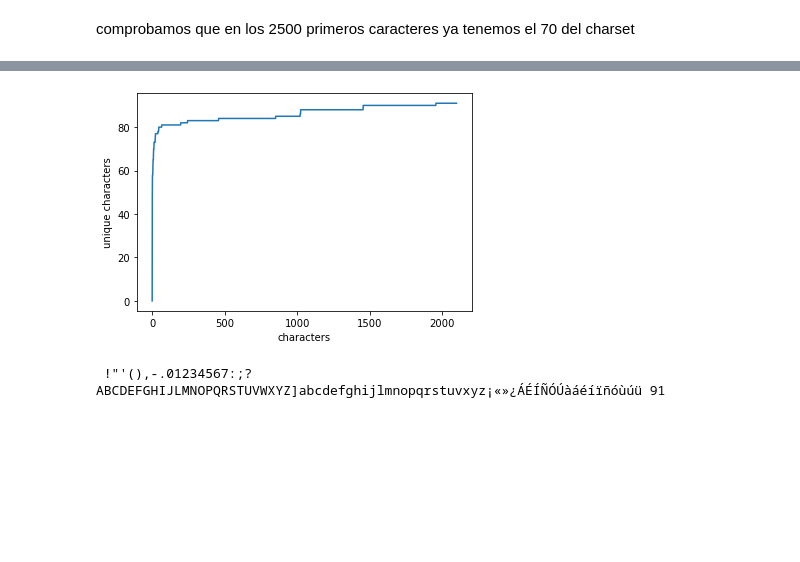
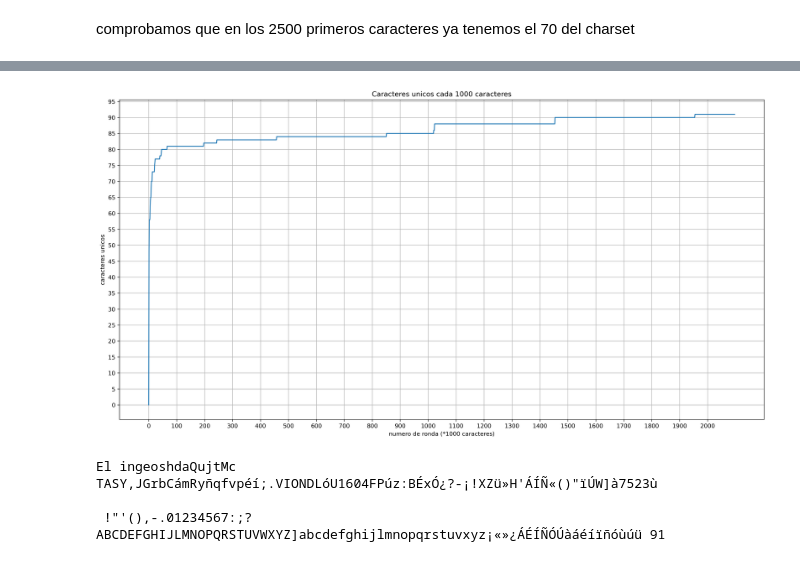
Before and after one commit to jomdh/TFG-PyQuijote, a Jupyter notebook: Analisis Corpus Quijote.ipynb, the cells around one changed output, grey strips where cells are left out. Cells and saved outputs as stored; diff of their text form; code cells hidden in the pictures; blank space fills up the shorter version.

Commit message:
nueva version junio

```diff
--- a/Analisis Corpus Quijote.ipynb
+++ b/Analisis Corpus Quijote.ipynb
@@ -75,6 +111,8 @@ plt.show()
-# %%
-# count the number of unique characters cumulatively every 1000 characters
-
-u1000list = []
-for i in range(0,l,1000):
-    u1000list.append(len(list( dict.fromkeys(quijote_data[:i]))))
+# %%
+# realizamos el mismo ejercicio, pero en vez de cada caracter, lo hacemos cada 1000 caracteres, para ver la tendencia en todo el texto.
+
+charset_list_u1000 = []
+for i in range(0,l,1000):
+    charset_list_u1000.append(len(list( dict.fromkeys(quijote_data[:i]))))
+
+len(charset_list_u1000)
@@ -81,18 +148,30 @@ for i in range(0,l,1000):
 # %%
-
-# and plot it in a big graph to see the trend
+# esta otra version es mas rapida muestra el crecimiento del set durante todo el texto.
 import matplotlib.pyplot as plt
-plt.plot(u1000list)
-plt.ylabel('unique characters')
-plt.xlabel('characters')
+plt.plot(charset_list_u1000)
+# escala de la x en multiplos de 100
+plt.xticks(range(0, 2100, 100))
+# escala de la y en multiplos de 5
+plt.yticks(range(0, 100, 5))
+# incluir grid en el grafico
+plt.grid()
+plt.title('Caracteres unicos cada 1000 caracteres')
+plt.ylabel('caracteres unicos')
+plt.xlabel('numero de ronda (*1000 caracteres)')
 plt.show()
 # %% [output]
-[figure, old version]
+[figure, new version]
 # %%
-#list the list of unique characters in the text concatenated and sorted alphabetically
+# mostramos el conjunto de caracteres unicos sin ordenar, es decir, en el orden en el que aparecen en el texto
+print("".join(list( dict.fromkeys(quijote_data))))
+
+# mostramos el conjunto de caracteres unicos ordenados alfabeticamente
 charset = sorted(list( dict.fromkeys(quijote_data)))
 
 print ("".join(charset), len(charset))
 # %% [output]
+El ingeoshdaQujtMc
+TASY,JGrbCámRyñqfvpéí;.VIONDLóU1604FPúz:BÉxÓ¿?-¡!XZü»H'ÁÍÑ«()"ïÚW]à7523ù
+
  !"'(),-.01234567:;?ABCDEFGHIJLMNOPQRSTUVWXYZ]abcdefghijlmnopqrstuvxyz¡«»¿ÁÉÍÑÓÚàáéíïñóùúü 91
 # %%
```
Also changed, not shown: parts of 12 cells of this notebook, 17 other files.
